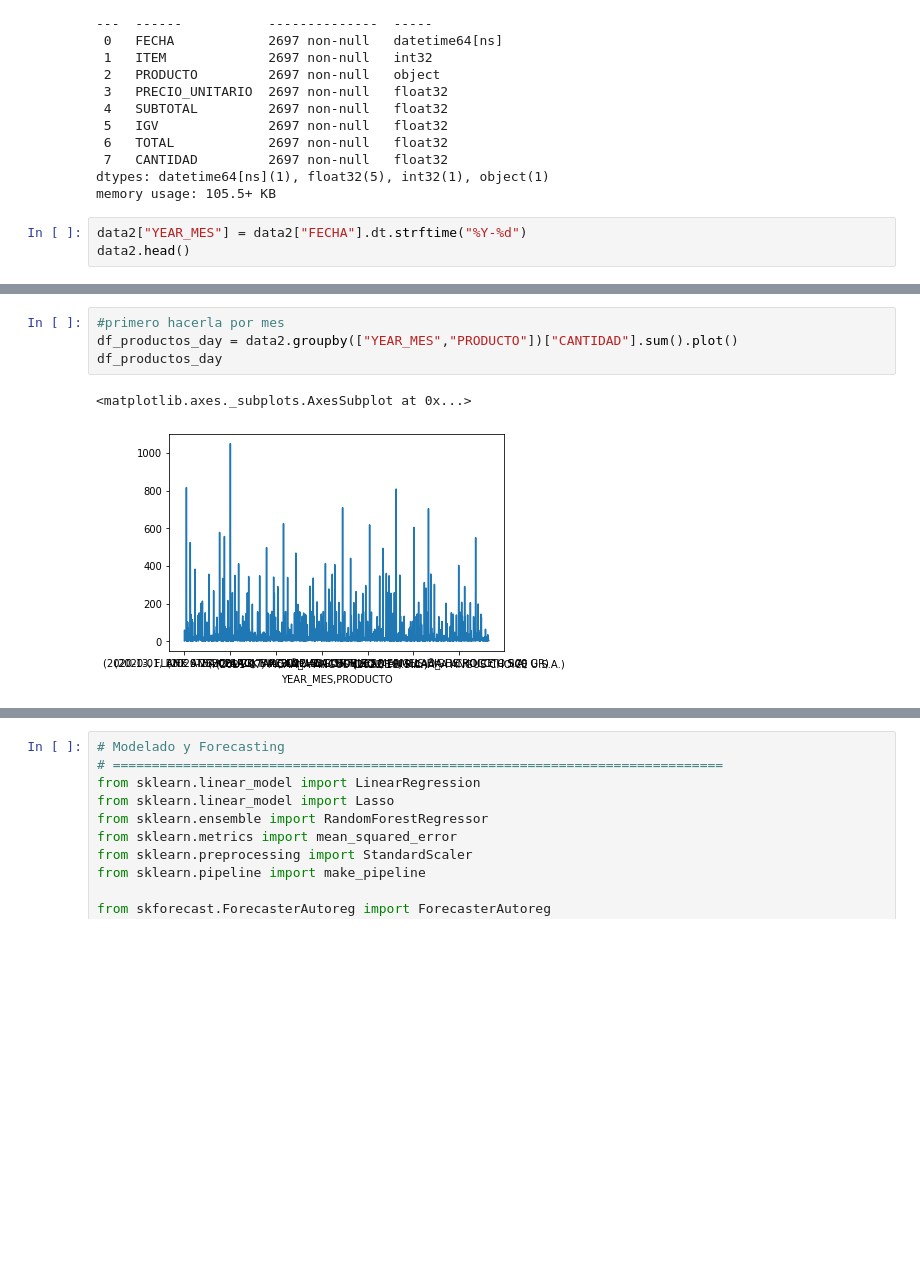
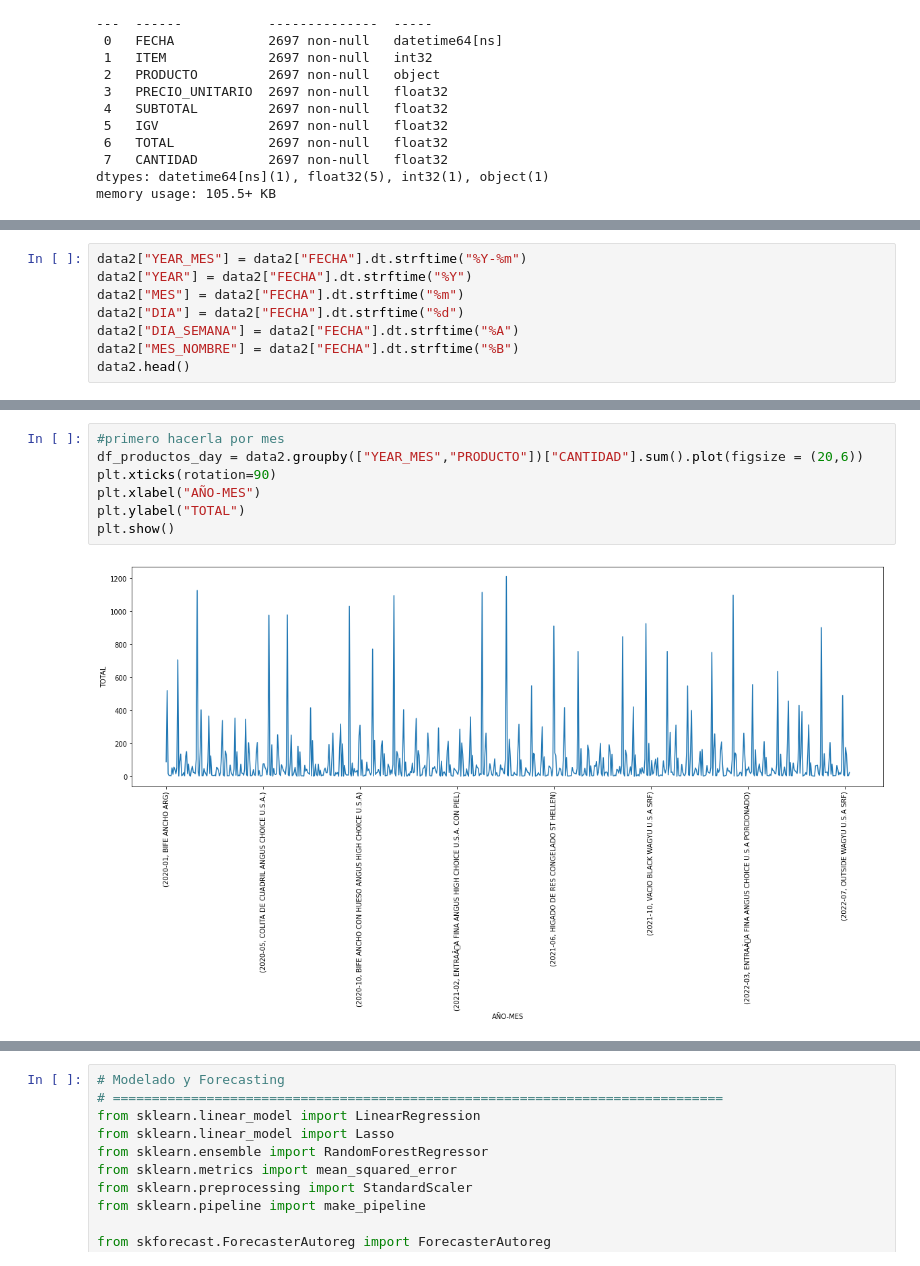
Before and after one commit to rdcn93/UPC_PI2_Model, a Jupyter notebook: UPC_PI2_Modelo.ipynb, the cells around one changed output, grey strips where cells are left out. Saved outputs shown, nothing was run; the diff lists cells and outputs as text; blank space fills up the shorter version.

```diff
--- a/UPC_PI2_Modelo.ipynb
+++ b/UPC_PI2_Modelo.ipynb
@@ -321,6 +342,3 @@ Data columns (total 8 columns):
  7   CANTIDAD         2697 non-null   float32
 dtypes: datetime64[ns](1), float32(5), int32(1), object(1)
 memory usage: 105.5+ KB
-# %%
-data2["YEAR_MES"] = data2["FECHA"].dt.strftime("%Y-%d")
-data2.head()
@@ -333,0 +345,8 @@ data2.head()
+# %%
+data2["YEAR_MES"] = data2["FECHA"].dt.strftime("%Y-%m")
+data2["YEAR"] = data2["FECHA"].dt.strftime("%Y")
+data2["MES"] = data2["FECHA"].dt.strftime("%m")
+data2["DIA"] = data2["FECHA"].dt.strftime("%d")
+data2["DIA_SEMANA"] = data2["FECHA"].dt.strftime("%A")
+data2["MES_NOMBRE"] = data2["FECHA"].dt.strftime("%B")
+data2.head()
@@ -338,7 +431,9 @@ len(data2["YEAR_MES"].unique())
 # %%
 #primero hacerla por mes
-df_productos_day = data2.groupby(["YEAR_MES","PRODUCTO"])["CANTIDAD"].sum().plot()
-df_productos_day
+df_productos_day = data2.groupby(["YEAR_MES","PRODUCTO"])["CANTIDAD"].sum().plot(figsize = (20,6))
+plt.xticks(rotation=90)
+plt.xlabel("AÑO-MES")
+plt.ylabel("TOTAL")
+plt.show()
 # %% [output]
-<matplotlib.axes._subplots.AxesSubplot at 0x...>
-[figure, old version]
+[figure, new version]
```
Also changed, not shown: parts of 48 cells of this notebook.
